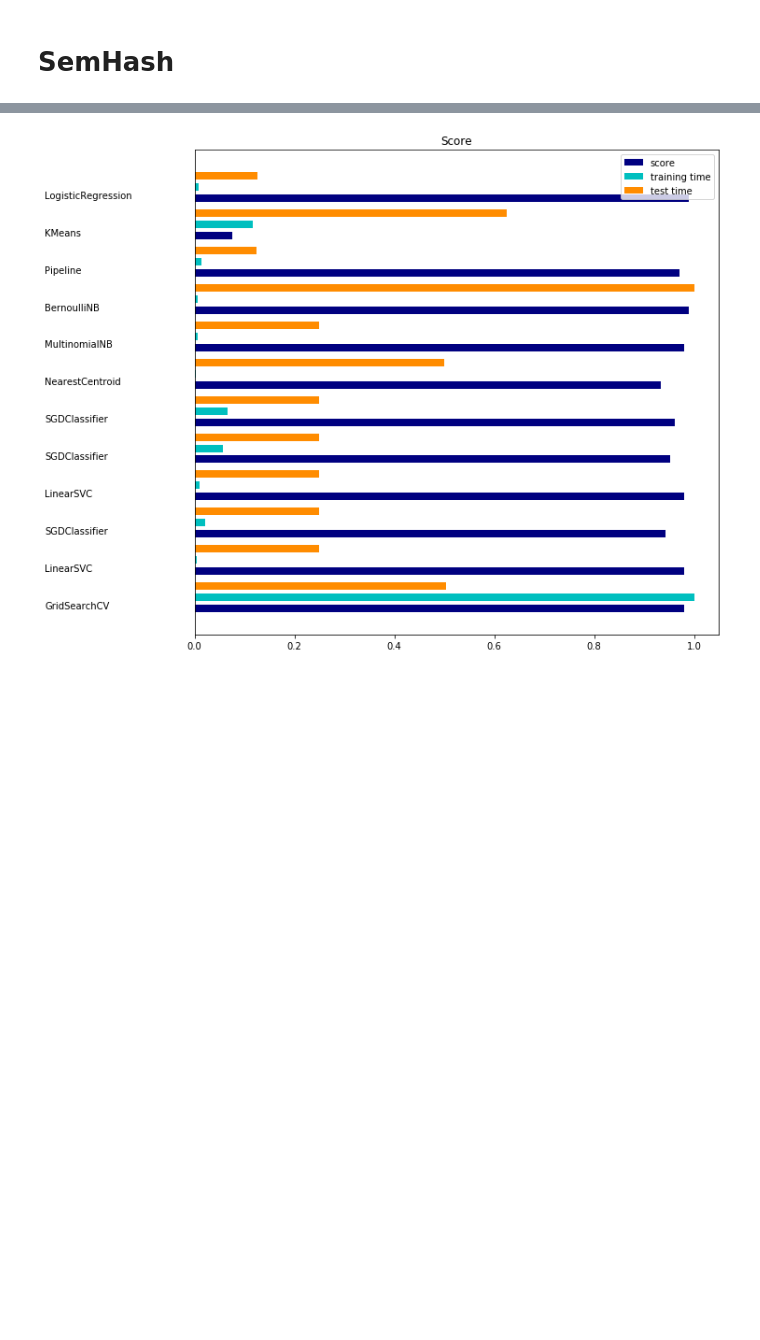
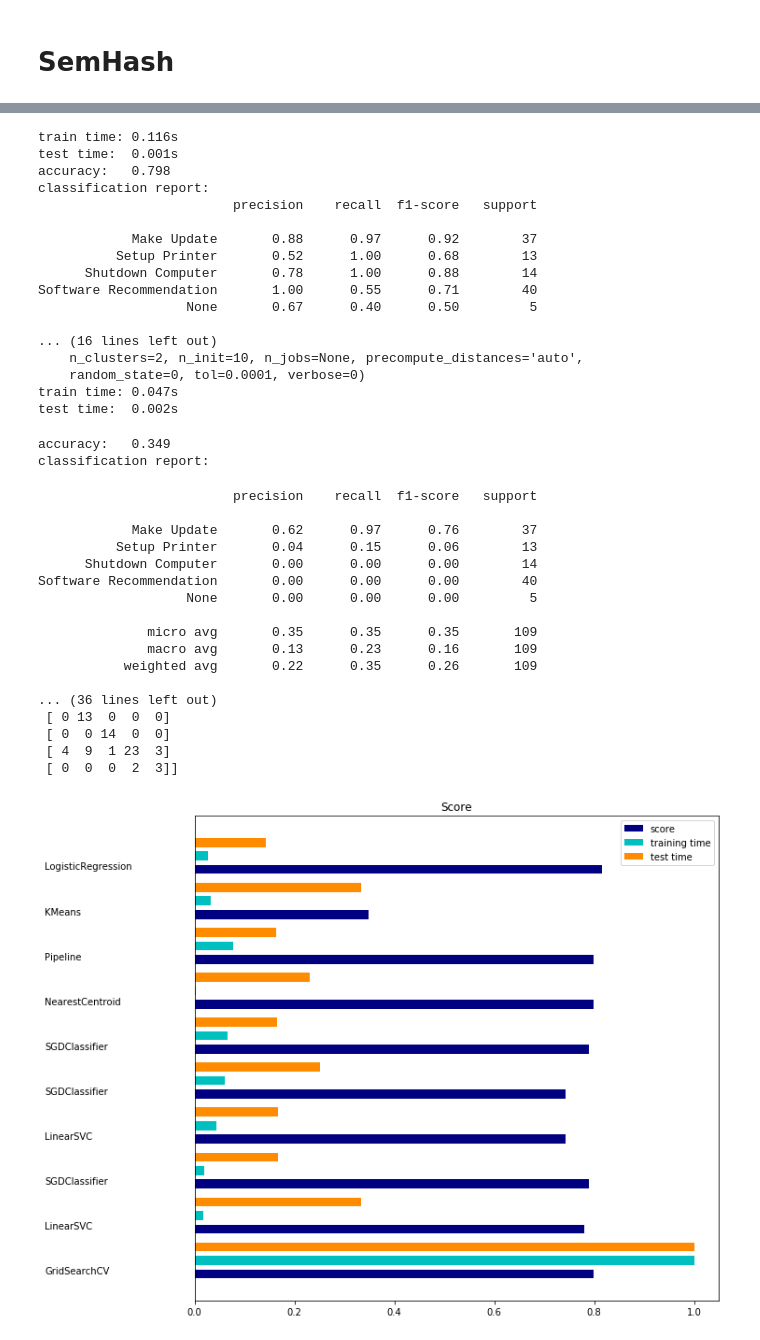
Before and after one commit to kumar-shridhar/Know-Your-Intent, a Jupyter notebook: updated_semhash_pipeline.ipynb, the cells around one changed output, grey strips where cells are left out. Drawn from its saved outputs; the diff is of its cells as text; code cells hidden in the pictures; blank space fills up the shorter version.

```diff
--- a/updated_semhash_pipeline.ipynb
+++ b/updated_semhash_pipeline.ipynb
@@ -93,7 +95,7 @@ print(get_synonyms("search",-1))
 ['search', 'hunt', 'hunting', 'lookup', 'seek', 'look for', 'look', 'research']
 # %%
 #Hyperparameters
-benchmark_dataset = 'Chatbot' # Choose from 'AskUbuntu', 'Chatbot' or 'WebApplication'
+benchmark_dataset = 'AskUbuntu' # Choose from 'AskUbuntu', 'Chatbot' or 'WebApplication'
 oversample = True             # Whether to oversample small classes or not. True in the paper
 synonym_extra_samples = False # Whether to replace words by synonyms in the oversampled samples. True in the paper
 augment_extra_samples = True  # Whether to add random spelling mistakes in the oversampled samples. False in the paper
@@ -443,8 +445,10 @@ def semhash_corpus(corpus):
         new_corpus.append(" ".join(map(str,tokens)))
     return new_corpus
 
-X_train_raw = semhash_corpus(X_train_raw)
-X_test_raw = semhash_corpus(X_test_raw)
+X_train_raw_no_HD = semhash_corpus(X_train_raw)
+X_test_raw_no_HD = semhash_corpus(X_test_raw)
+
+print(timeit.Timer("for x in range(100): semhash_corpus(X_train_raw)", "gc.enable()").timeit())
 # %%
 print(X_train_raw[:5])
 print(y_train_raw[:5])
@@ -560,9 +564,11 @@ def plot_results(results):
     plt.show()
 # %%
 def data_for_training():
-    vectorizer, feature_names = get_vectorizer(X_train_raw, preprocessor=preprocess, tokenizer=tokenize)
+    vectorizer, feature_names = get_vectorizer(X_train_raw_no_HD, preprocessor=preprocess, tokenizer=tokenize)
 
-    X_train = vectorizer.transform(X_train_raw).toarray()
-    X_test = vectorizer.transform(X_test_raw).toarray()
+    X_train_no_HD = vectorizer.transform(X_train_raw_no_HD).toarray()
+    X_test_no_HD = vectorizer.transform(X_test_raw_no_HD).toarray()
 
-    return X_train, y_train_raw, X_test, y_test_raw, feature_names
+    return X_train_no_HD, y_train_raw, X_test_no_HD, y_test_raw, feature_names
+# %%
+X_train_no_HD, y_train, X_test_no_HD, y_test, feature_names = data_for_training()
@@ -572,7 +656,7 @@ for _ in enumerate(range(1)):
     i_s = 0
     split = 0
     print("Evaluating Split {}".format(i_s))
-    X_train, y_train, X_test, y_test, feature_names = data_for_training()
+#     X_train, y_train, X_test, y_test, feature_names = data_for_training()
     target_names = None
     if benchmark_dataset == "Chatbot":
         target_names = ["Departure Time", "Find Connection"]
@@ -581,7 +665,8 @@ for _ in enumerate(range(1)):
     elif benchmark_dataset == "WebApplication":
         target_names = ["Download Video", "Change Password", "None", "Export Data", "Sync Accounts",
                   "Filter Spam", "Find Alternative", "Delete Account"]
-    print("Train Size: {}\nTest Size: {}".format(X_train.shape[0], X_test.shape[0]))
+#     print("Train Size: {}\nTest Size: {}".format(X_train.shape[0], X_test.shape[0]))
+#     print("Train Size: {}\nTest Size: {}".format(X_train, X_test.shape[0]))
     results = []
     #alphas = np.array([1,0.1,0.01,0.001,0.0001,0])
     parameters_mlp={'hidden_layer_sizes':[(100,50), (300, 100),(300,200,100)]}
@@ -665,14 +750,15 @@ for _ in enumerate(range(1)):
     # Train sparse Naive Bayes classifiers
     print('=' * 80)
     print("Naive Bayes")
-    results.append(benchmark(MultinomialNB(alpha=.01),
-                             X_train, y_train, X_test, y_test, target_names,
-                             feature_names=feature_names))
+    print('Cant do it with negatives from HD!')
+#     results.append(benchmark(MultinomialNB(alpha=.01),
+#                              X_train, y_train, X_test, y_test, target_names,
+#                              feature_names=feature_names))
 
-    result = benchmark(BernoulliNB(alpha=.01),
-                             X_train, y_train, X_test, y_test, target_names,
-                             feature_names=feature_names)
-    results.append(result)
+#     result = benchmark(BernoulliNB(alpha=.01),
+#                              X_train, y_train, X_test, y_test, target_names,
+#                              feature_names=feature_names)
+#     results.append(result)
 
     print('=' * 80)
     print("LinearSVC with L1-based feature selection")
@@ -819,4 +907,40 @@ confusion matrix:
+train time: 0.116s
+test time:  0.001s
+accuracy:   0.798
+classification report:
+                         precision    recall  f1-score   support
+
+            Make Update       0.88      0.97      0.92        37
+          Setup Printer       0.52      1.00      0.68        13
+      Shutdown Computer       0.78      1.00      0.88        14
+Software Recommendation       1.00      0.55      0.71        40
+                   None       0.67      0.40      0.50         5
+
+... (16 lines left out)
+    n_clusters=2, n_init=10, n_jobs=None, precompute_distances='auto',
+    random_state=0, tol=0.0001, verbose=0)
+train time: 0.047s
+test time:  0.002s
+accuracy:   0.349
+classification report:
+                         precision    recall  f1-score   support
+
+            Make Update       0.62      0.97      0.76        37
+          Setup Printer       0.04      0.15      0.06        13
+      Shutdown Computer       0.00      0.00      0.00        14
+Software Recommendation       0.00      0.00      0.00        40
+                   None       0.00      0.00      0.00         5
+
+              micro avg       0.35      0.35      0.35       109
+              macro avg       0.13      0.23      0.16       109
+           weighted avg       0.22      0.35      0.26       109
+
+... (36 lines left out)
+ [ 0 13  0  0  0]
+ [ 0  0 14  0  0]
+ [ 4  9  1 23  3]
+ [ 0  0  0  2  3]]
-[figure, old version]
+[figure, new version]
 # %%
 print(len(X_train))
 # %% [output]
```
Also changed, not shown: parts of 10 cells of this notebook, 4 other files.
